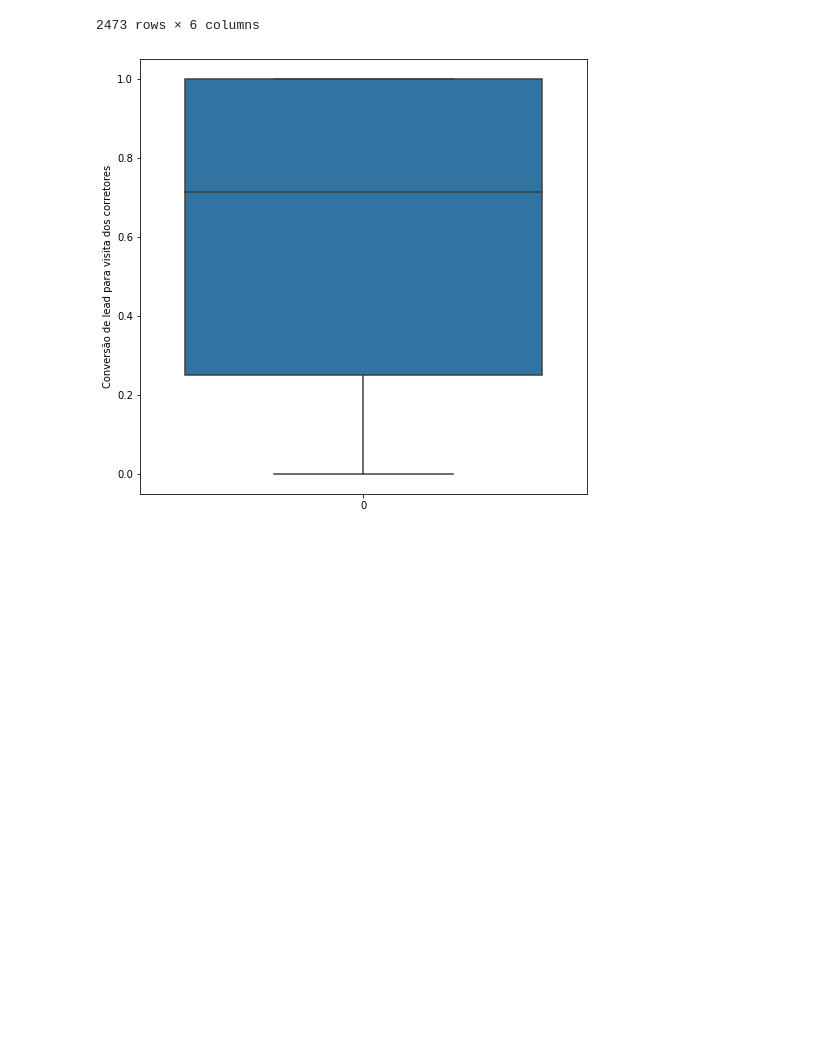
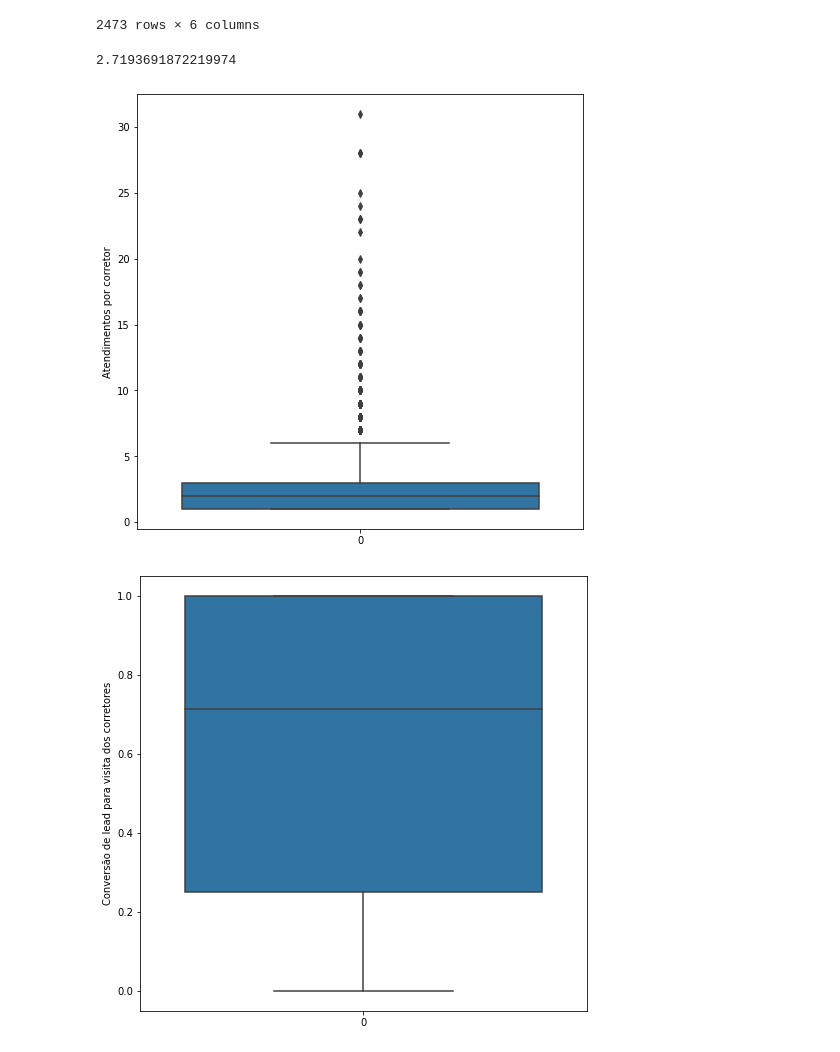
Before and after one commit to gabrielleuzinger/Case-Loft, a Jupyter notebook: Case Loft.ipynb, the cells around one changed output. Drawn from its saved outputs; the diff is of its cells as text; code cells hidden in the pictures; blank space fills up the shorter version.

```diff
--- a/Case Loft.ipynb
+++ b/Case Loft.ipynb
@@ -1161,6 +1161,19 @@ conv_c
 | ágatha.sousa@email.com.br | 1 | 0.0 | 0.0 | 0.000000 | 0.0 | 0.0 |
 | ágatha.souza@email.com.br | 1 | 0.0 | 0.0 | 0.000000 | 0.0 | 0.0 |
 2473 rows × 6 columns
+# %%
+conv_c['leads'].mean()
+# %% [output]
+2.7193691872219974
+# %%
+#Atendimentos por corretor no período
+plt.figure(figsize=(8,8))
+a = conv_c['leads']
+sns.boxplot(data=a)
+plt.ylabel('Atendimentos por corretor')
+plt.show()
+# %% [output]
+[figure, added]
 # %%
 #Conversão de lead para visita
 plt.figure(figsize=(8,8))
```
Also changed, not shown: parts of 15 cells of this notebook.
